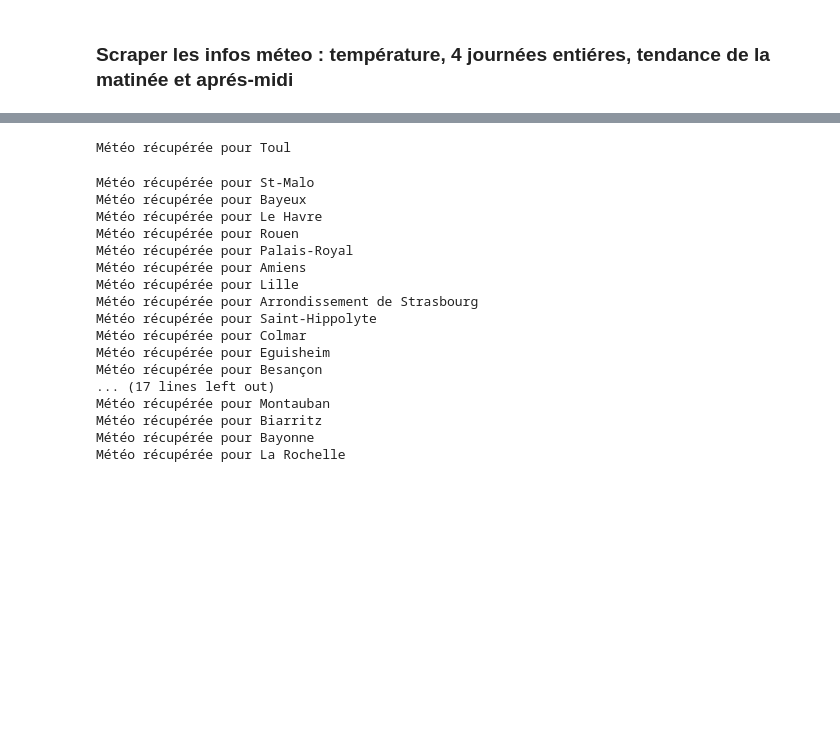
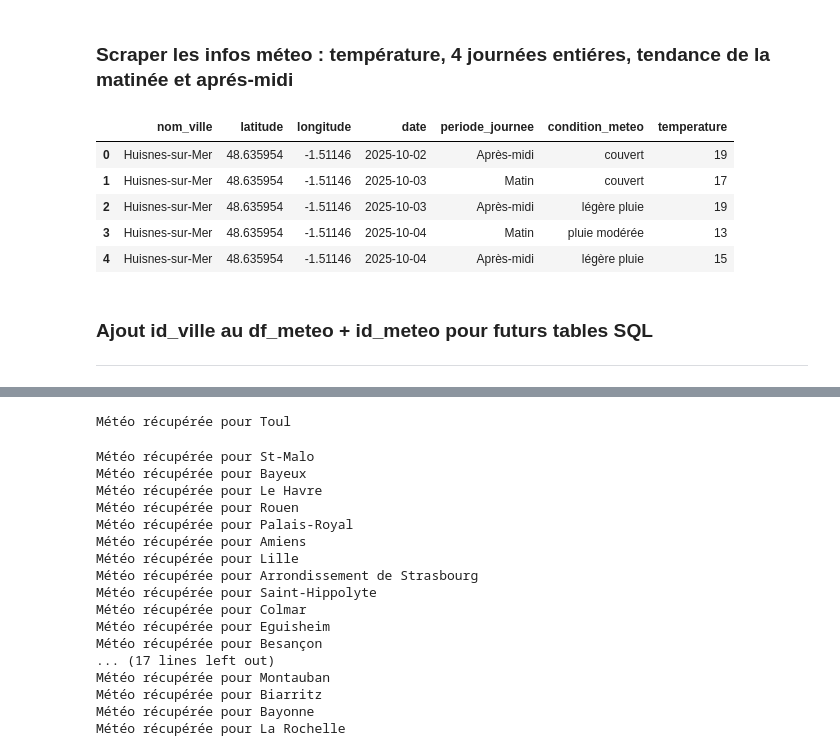
Before and after one commit to Nath-data13/DSFS_certif_2025, a Jupyter notebook: Bloc1/meteo.ipynb, the cells around one changed output, grey strips where cells are left out. Cells and saved outputs as stored; diff of their text form; code cells hidden in the pictures; blank space fills up the shorter version.

```diff
--- a/Bloc1/meteo.ipynb
+++ b/Bloc1/meteo.ipynb
@@ -110,2 +110,69 @@ df_ville.head()
 # %% [markdown]
 ### Scraper les infos méteo : température, 4 journées entiéres, tendance de la matinée et aprés-midi
+# %%
+import pandas as pd
+import requests as rq
+from datetime import datetime
+
+API_KEY = 'b9b15b3ef33eb08f185286b5682ad89d'
+URL = 'https://api.openweathermap.org/data/2.5/forecast'
+
+# Création df_meteo
+df_meteo = pd.DataFrame(columns=['nom_ville','latitude','longitude','date','periode_journee','condition_meteo','temperature'])
+
+# Boucle sur chaque ville
+for i, row in df_ville.iterrows():
+    lat = row['latitude']
+    lon = row['longitude']
+    ville = row['nom_ville']
+
+    try:
+        response = rq.get(
+            URL,
+            params={'lat': lat, 'lon': lon, 'appid': API_KEY, 'units': 'metric', 'lang': 'fr'},
+            timeout=10
+        )
+        response.raise_for_status()
+        data = response.json()
+
+        if 'list' in data:
+            for forecast in data['list']:
+                dt_txt = forecast['dt_txt']  # date et heure ss forme de texte ex: "2025-09-30 09:00:00"
+                date_str, hour = dt_txt.split(" ") # on separe le schaines en 2 morceaux dat_str:"2025-09-30" hour : "09:00:00"
+                date_format = datetime.strptime(date_str, "%Y-%m-%d").strftime("%Y-%m-%d") # transforme la date en format 30/09/2025
+
+                if hour in ["09:00:00", "15:00:00"]:  # matin ou après-midi, 9h ou 15h, data ttes les 3h
+                    temp = round(forecast['main']['temp'])
+                    desc = forecast['weather'][0]['description']
+                    periode = 'Matin' if hour=="09:00:00" else 'Après-midi'
+
+                    df_meteo = pd.concat([
+                        df_meteo,
+                        pd.DataFrame([{
+                            'nom_ville': ville,
+                            'latitude': lat,
+                            'longitude': lon,
+                            'date': date_format,
+                            'periode_journee': periode,
+                            'condition_meteo': desc,
+                            'temperature': temp
+                        }])
+                    ], ignore_index=True)
+        else:
+            print(f"Aucune prévision pour {ville}")
+
+    except rq.RequestException as e:
+        print(f"Erreur pour {ville} : {e}")
+
+# Vérification
+df_meteo.head()
+# %% [output]
+|  | nom_ville | latitude | longitude | date | periode_journee | condition_meteo | temperature |
+| 0 | Huisnes-sur-Mer | 48.635954 | -1.51146 | 2025-10-02 | Après-midi | couvert | 19 |
+| 1 | Huisnes-sur-Mer | 48.635954 | -1.51146 | 2025-10-03 | Matin | couvert | 17 |
+| 2 | Huisnes-sur-Mer | 48.635954 | -1.51146 | 2025-10-03 | Après-midi | légère pluie | 19 |
+| 3 | Huisnes-sur-Mer | 48.635954 | -1.51146 | 2025-10-04 | Matin | pluie modérée | 13 |
+| 4 | Huisnes-sur-Mer | 48.635954 | -1.51146 | 2025-10-04 | Après-midi | légère pluie | 15 |
+# %% [markdown]
+### Ajout id_ville au df_meteo + id_meteo pour futurs tables SQL
+---
```
Also changed, not shown: parts of 12 cells of this notebook, 18 other files.
